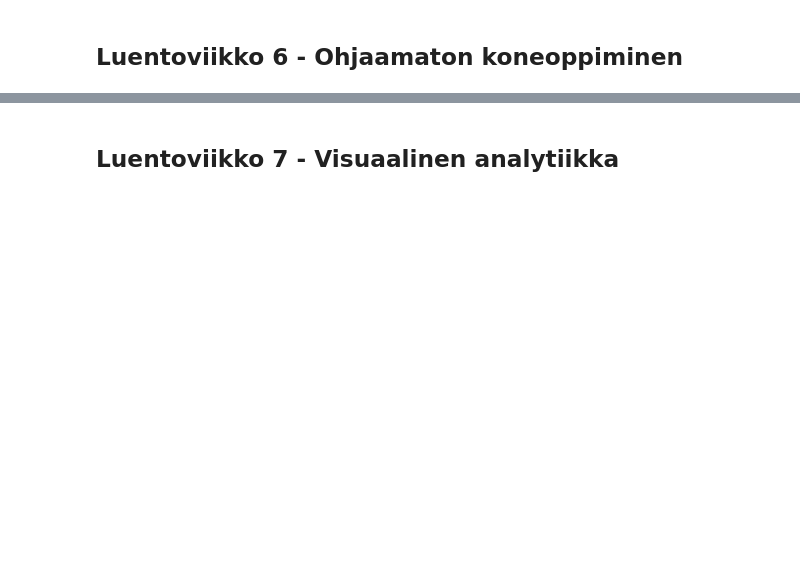
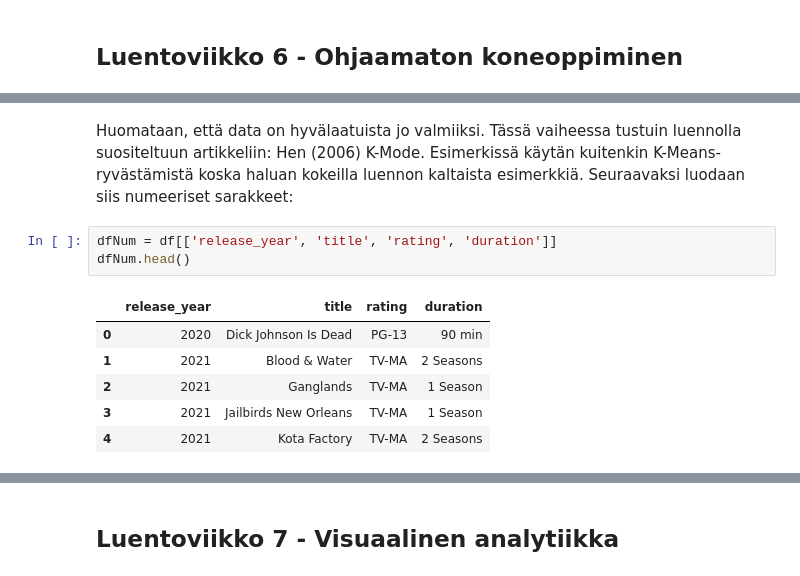
Before and after one commit to riikkamarie/JODA22, a Jupyter notebook: Oppimispäiväkirja.ipynb, the cells around one changed output, grey strips where cells are left out. Drawn from its saved outputs; the diff is of its cells as text; blank space fills up the shorter version.

```diff
--- a/Oppimispäiväkirja.ipynb
+++ b/Oppimispäiväkirja.ipynb
@@ -343,0 +512,12 @@ Mallin soveltamisvaiheessa haettiin ulkopuolinen datalähde (ministerin twiitit)
+# %% [markdown]
+Huomataan, että data on hyvälaatuista jo valmiiksi. Tässä vaiheessa tustuin luennolla suositeltuun artikkeliin: Hen (2006) K-Mode. Esimerkissä käytän kuitenkin K-Means-ryvästämistä koska haluan kokeilla luennon kaltaista esimerkkiä. Seuraavaksi luodaan siis numeeriset sarakkeet:
+# %%
+dfNum = df[['release_year', 'title', 'rating', 'duration']]
+dfNum.head()
+# %% [output]
+|  | release_year | title | rating | duration |
+| 0 | 2020 | Dick Johnson Is Dead | PG-13 | 90 min |
+| 1 | 2021 | Blood & Water | TV-MA | 2 Seasons |
+| 2 | 2021 | Ganglands | TV-MA | 1 Season |
+| 3 | 2021 | Jailbirds New Orleans | TV-MA | 1 Season |
+| 4 | 2021 | Kota Factory | TV-MA | 2 Seasons |
```
Also changed, not shown: parts of 61 cells of this notebook, 2 other files.
